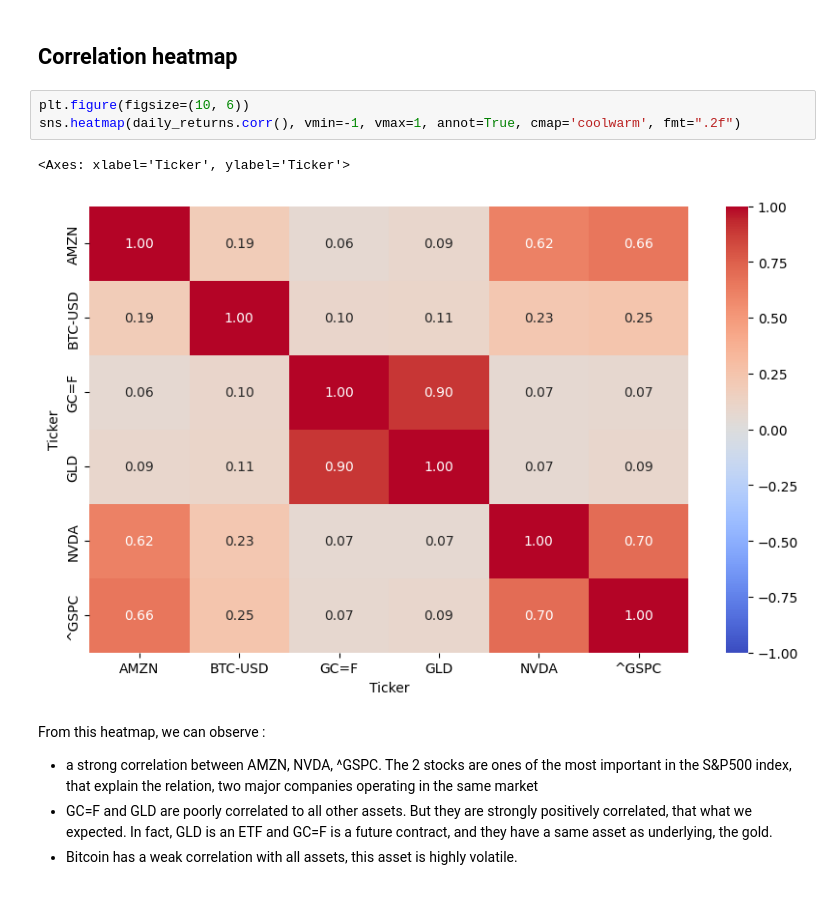
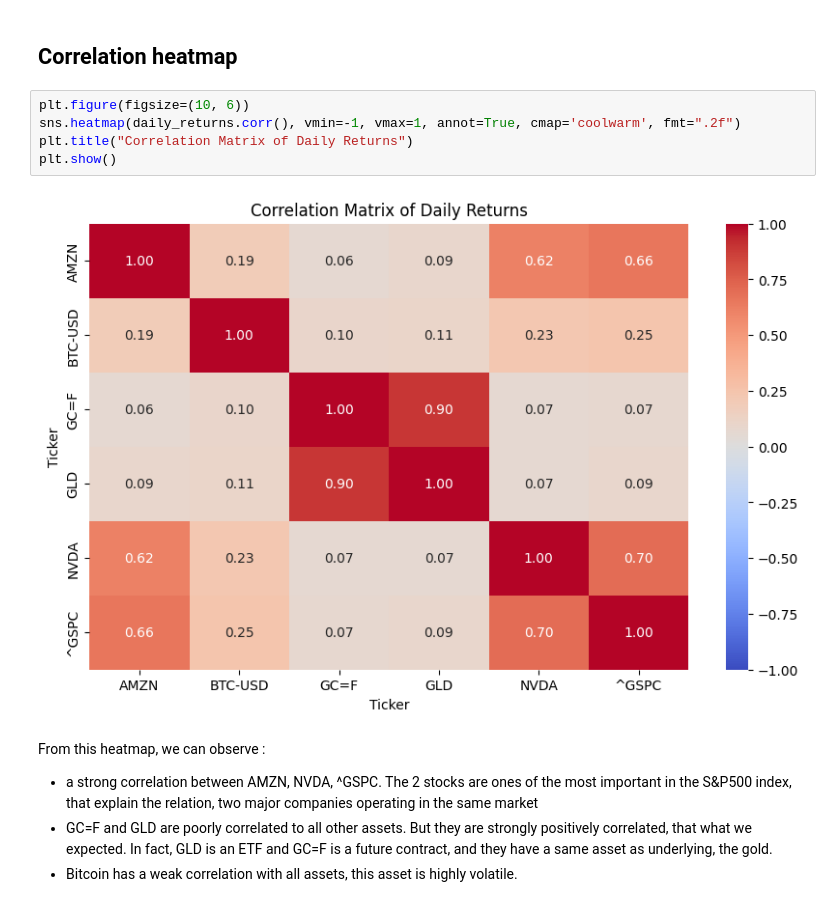
Before and after one commit to bilil-byte/Financial-Risk-project, a Jupyter notebook: Risk Engine nb.ipynb, the cells around one changed output. Cells and saved outputs as stored; diff of their text form.

```diff
--- a/Risk Engine nb.ipynb
+++ b/Risk Engine nb.ipynb
@@ -174,9 +174,10 @@ Expected Portfolio Return: 0.1110 %
 # %%
 plt.figure(figsize=(10, 6))
 sns.heatmap(daily_returns.corr(), vmin=-1, vmax=1, annot=True, cmap='coolwarm', fmt=".2f")
+plt.title("Correlation Matrix of Daily Returns")
+plt.show()
 # %% [output]
-<Axes: xlabel='Ticker', ylabel='Ticker'>
-[figure, old version]
+[figure, new version]
 # %% [markdown]
 From this heatmap, we can observe :
 - a strong correlation between AMZN, NVDA, ^GSPC. The 2 stocks are ones of the most important in the S&P500 index, that explain the relation, two major companies operating in the same market
```
Also changed, not shown: parts of 7 cells of this notebook, 1 other file.
